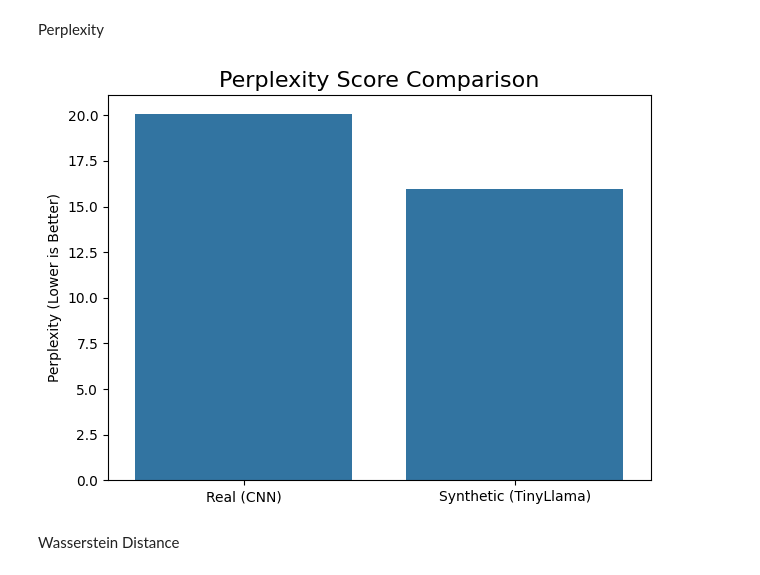
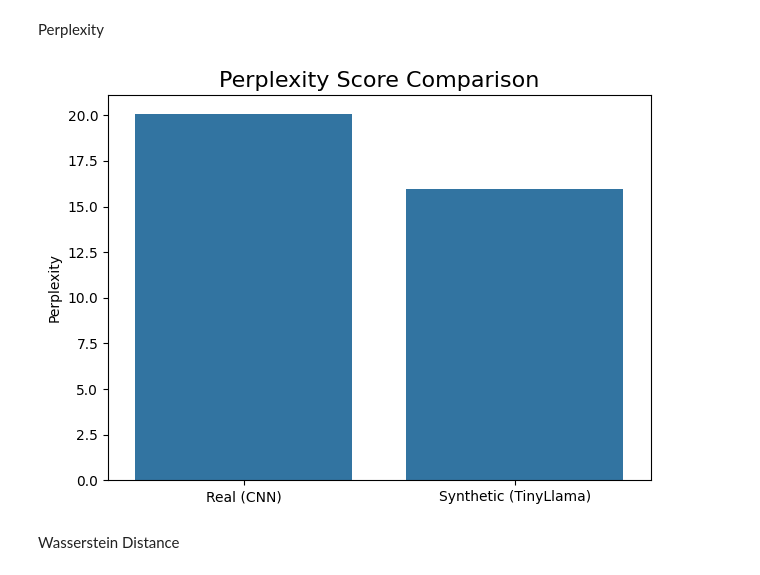
Before and after one commit to grackner/dsc_261_final_project, a Jupyter notebook: Data_Eval/tinyllama_data_evaluation.ipynb, the cells around one changed output. Saved outputs shown, nothing was run; the diff lists cells and outputs as text; code cells hidden in the pictures.

```diff
--- a/Data_Eval/tinyllama_data_evaluation.ipynb
+++ b/Data_Eval/tinyllama_data_evaluation.ipynb
@@ -214,26 +243,26 @@ Perplexity
 # %%
 import matplotlib.pyplot as plt
 import seaborn as sns
 
 # 1. Get the data from your 'ppl' variable
 ppl_scores = {
     'Real (CNN)': ppl['real']['corpus_ppl'],
     'Synthetic (TinyLlama)': ppl['synthetic']['corpus_ppl']
 }
 
 # 2. Create the plot
 plt.figure(figsize=(7, 5))
 sns.barplot(x=list(ppl_scores.keys()), y=list(ppl_scores.values()))
 
 plt.title('Perplexity Score Comparison', fontsize=16)
-plt.ylabel('Perplexity (Lower is Better)')
+plt.ylabel('Perplexity')
 folder_path = "./figures/tinyllama"
 folder = Path(folder_path)
 folder.mkdir(parents=True, exist_ok=True)
 plt.savefig(folder_path+'/perplexity_comparison.png')
 plt.show()
 # %% [output]
-[figure, old version]
+[figure, new version]
 # %% [markdown]
 Wasserstein Distance
 # %%
```
Also changed, not shown: parts of 8 cells of this notebook, 30 other files.
